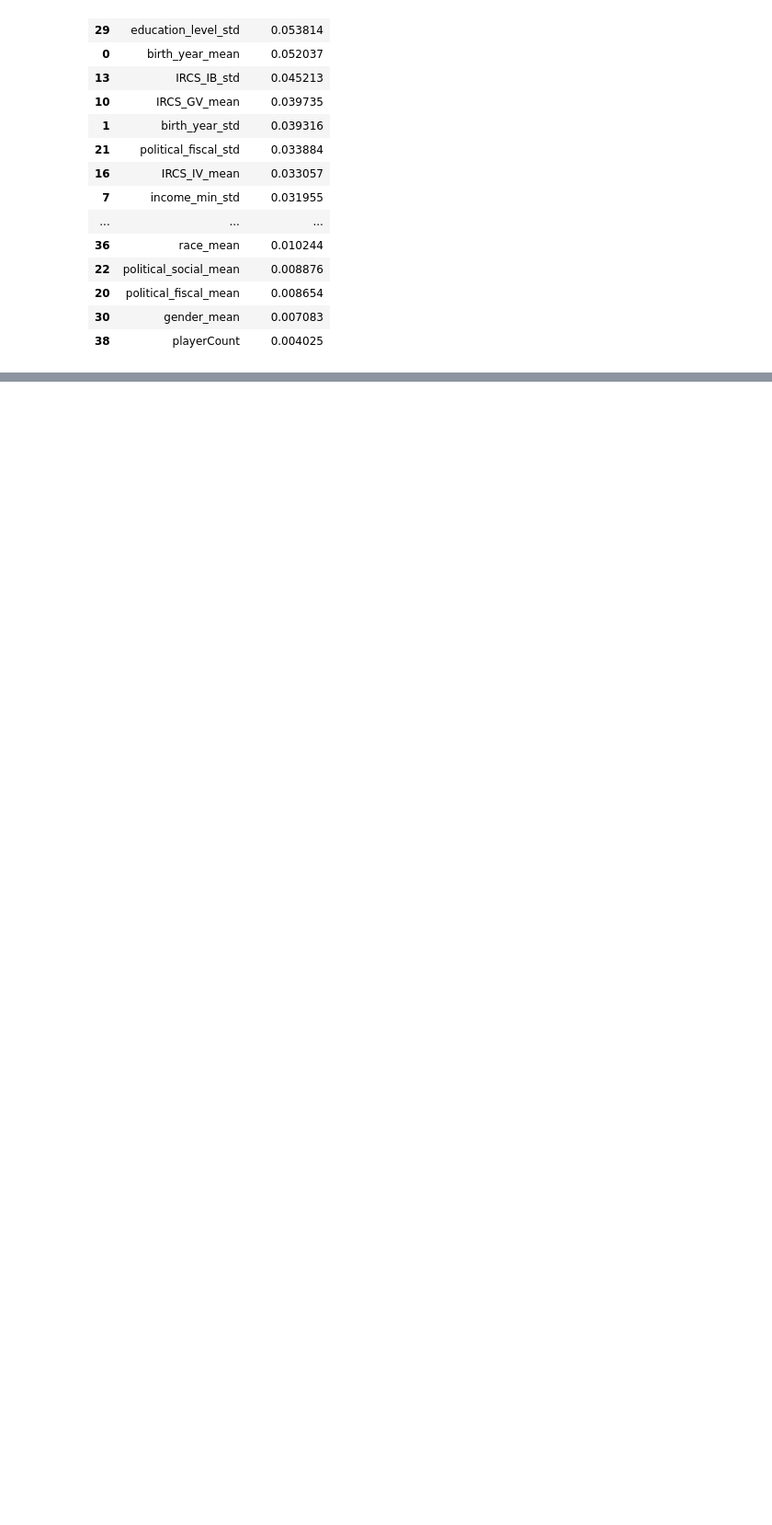
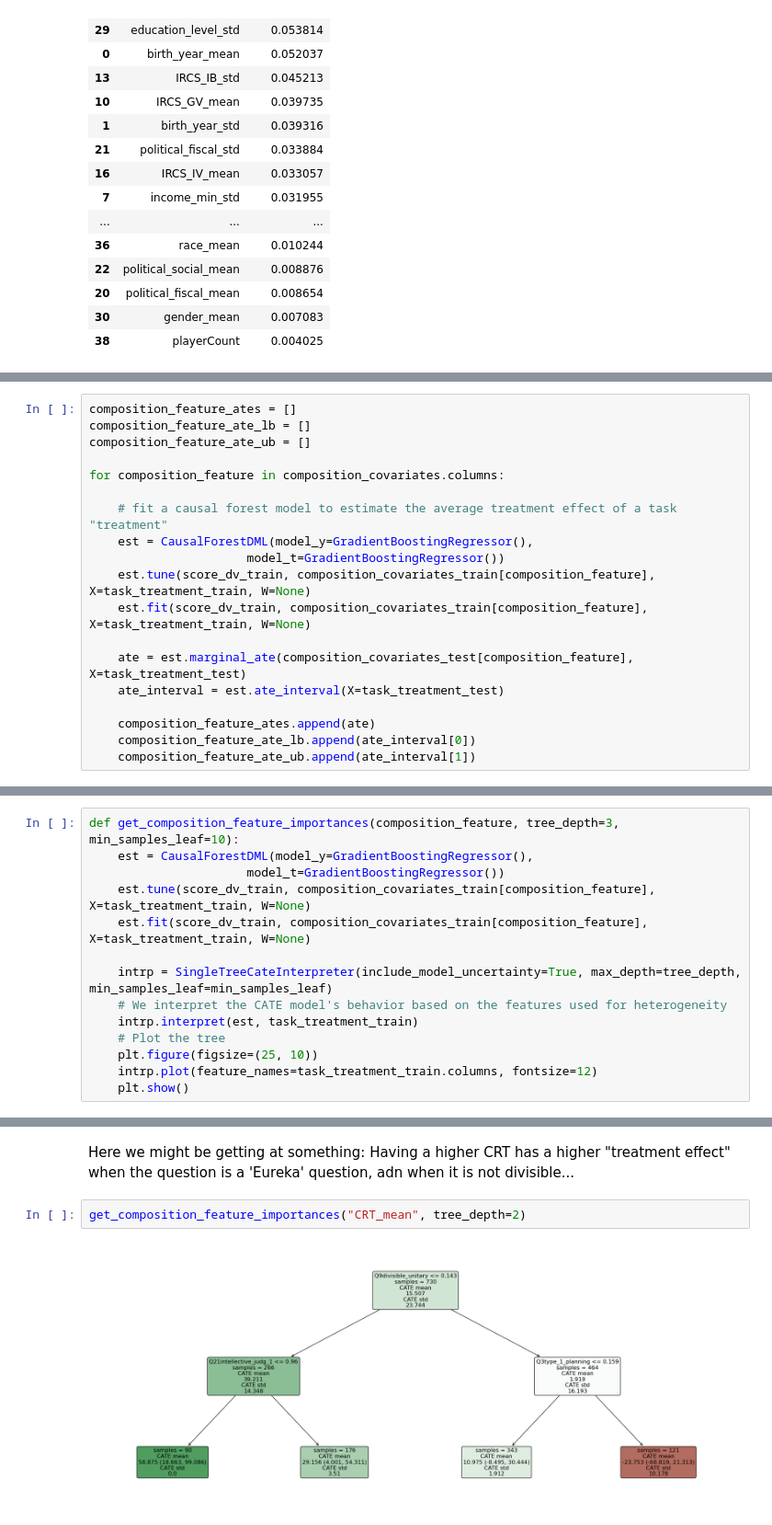
Before and after one commit to xehu/tpm-horse-race-modeling, a Jupyter notebook: analysis_dev/causal_forest.ipynb, the cells around one changed output, grey strips where cells are left out. Shown at 92% size. Cells and saved outputs as stored; diff of their text form; blank space fills up the shorter version.

Commit message:
add causal explorations

```diff
--- a/analysis_dev/causal_forest.ipynb
+++ b/analysis_dev/causal_forest.ipynb
@@ -223,0 +231,19 @@ get_covariate_importances_for_task_feature("Q24eureka_question")
+# %%
+composition_feature_ates = []
+composition_feature_ate_lb = []
+composition_feature_ate_ub = []
+
+for composition_feature in composition_covariates.columns:
+
+    # fit a causal forest model to estimate the average treatment effect of a task "treatment"
+    est = CausalForestDML(model_y=GradientBoostingRegressor(),
+                      model_t=GradientBoostingRegressor())
+    est.tune(score_dv_train, composition_covariates_train[composition_feature], X=task_treatment_train, W=None)
+    est.fit(score_dv_train, composition_covariates_train[composition_feature], X=task_treatment_train, W=None)
+
+    ate = est.marginal_ate(composition_covariates_test[composition_feature], X=task_treatment_test)
+    ate_interval = est.ate_interval(X=task_treatment_test)
+
+    composition_feature_ates.append(ate)
+    composition_feature_ate_lb.append(ate_interval[0])
+    composition_feature_ate_ub.append(ate_interval[1])
@@ -223,0 +292,14 @@ get_covariate_importances_for_task_feature("Q24eureka_question")
+# %%
+def get_composition_feature_importances(composition_feature, tree_depth=3, min_samples_leaf=10):
+    est = CausalForestDML(model_y=GradientBoostingRegressor(),
+                      model_t=GradientBoostingRegressor())
+    est.tune(score_dv_train, composition_covariates_train[composition_feature], X=task_treatment_train, W=None)
+    est.fit(score_dv_train, composition_covariates_train[composition_feature], X=task_treatment_train, W=None)
+
+    intrp = SingleTreeCateInterpreter(include_model_uncertainty=True, max_depth=tree_depth, min_samples_leaf=min_samples_leaf)
+    # We interpret the CATE model's behavior based on the features used for heterogeneity
+    intrp.interpret(est, task_treatment_train)
+    # Plot the tree
+    plt.figure(figsize=(25, 10))
+    intrp.plot(feature_names=task_treatment_train.columns, fontsize=12)
+    plt.show()
@@ -223,0 +314,6 @@ get_covariate_importances_for_task_feature("Q24eureka_question")
+# %% [markdown]
+Here we might be getting at something: Having a higher CRT has a higher "treatment effect" when the question is a 'Eureka' question, adn when it is not divisible...
+# %%
+get_composition_feature_importances("CRT_mean", tree_depth=2)
+# %% [output]
+[figure, added]
```
Also changed, not shown: parts of 30 cells of this notebook, 5 other files.
